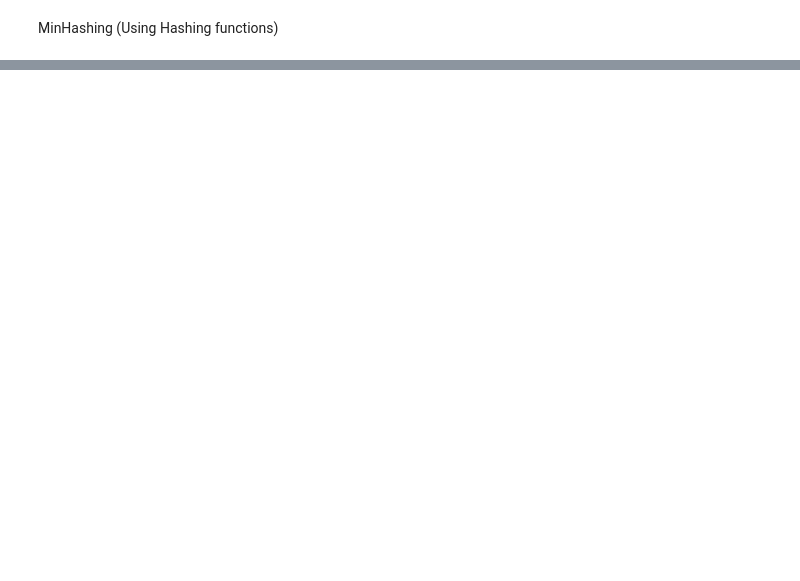
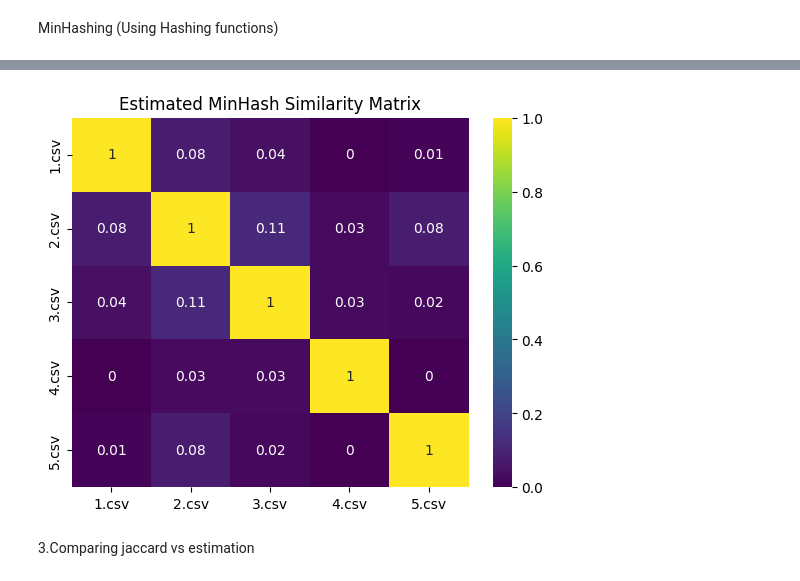
Before and after one commit to maximesf/lab_ID2222, a Jupyter notebook: lab1/lab1char.ipynb, the cells around one changed output, grey strips where cells are left out. Drawn from its saved outputs; the diff is of its cells as text; code cells hidden in the pictures; blank space fills up the shorter version.

Commit message:
adding some plots

```diff
--- a/lab1/lab1char.ipynb
+++ b/lab1/lab1char.ipynb
@@ -29,7 +29,7 @@ class Shingling:
         #     oneShingle = list(row)
         #     #print(oneShingle)
         # text = oneShingle[0]
-        # kShingle = []
+        kShingle = []
 
         text = text.lower()
 
@@ -57,6 +57,9 @@ class Shingling:
                 for j in range(self.k):
                     key += text[i+j]
                 kShingle.append(key)
+        self.shingle = kShingle
+        return kShingle
+
 
     def hashShingling(self, csvFile: str) -> list[int]:
         hashShingle = []
@@ -251,0 +344,16 @@ IndexError: list index out of range
+# %%
+import seaborn as sns
+import matplotlib.pyplot as plt
+import numpy as np
+
+docs = ["1.csv", "2.csv", "3.csv","4.csv","5.csv"]
+N = len(docs)
+jaccard_matrix = np.zeros((N, N))
+
+for i, doc1 in enumerate(docs):
+    for j, doc2 in enumerate(docs):
+        jaccard_matrix[i, j] = comparator.getJaccardSim(shingles_dict[doc1], shingles_dict[doc2])
+
+sns.heatmap(jaccard_matrix, annot=True, xticklabels=docs, yticklabels=docs, cmap="viridis")
+plt.title("Exact Jaccard Similarity Matrix")
+plt.show()
@@ -251,0 +362,18 @@ IndexError: list index out of range
+# %%
+# --- Matrice estimée par MinHash ---
+minhash_matrix = np.zeros((N, N))
+
+for i, doc1 in enumerate(docs):
+    for j, doc2 in enumerate(docs):
+        # Construire la matrice des signatures pour le computeEstimateSimilarity
+        sig_matrix = np.array([signatures[doc1], signatures[doc2]]).T
+        minhash_matrix[i, j] = estimator.computeEstimateSimilarity(sig_matrix)
+
+# --- Heatmap ---
+sns.heatmap(minhash_matrix, annot=True, xticklabels=docs, yticklabels=docs, cmap="viridis")
+plt.title("Estimated MinHash Similarity Matrix")
+plt.show()
+# %% [output]
+[figure, added]
+# %% [markdown]
+3.Comparing jaccard vs estimation
```
Also changed, not shown: parts of 9 cells of this notebook.
